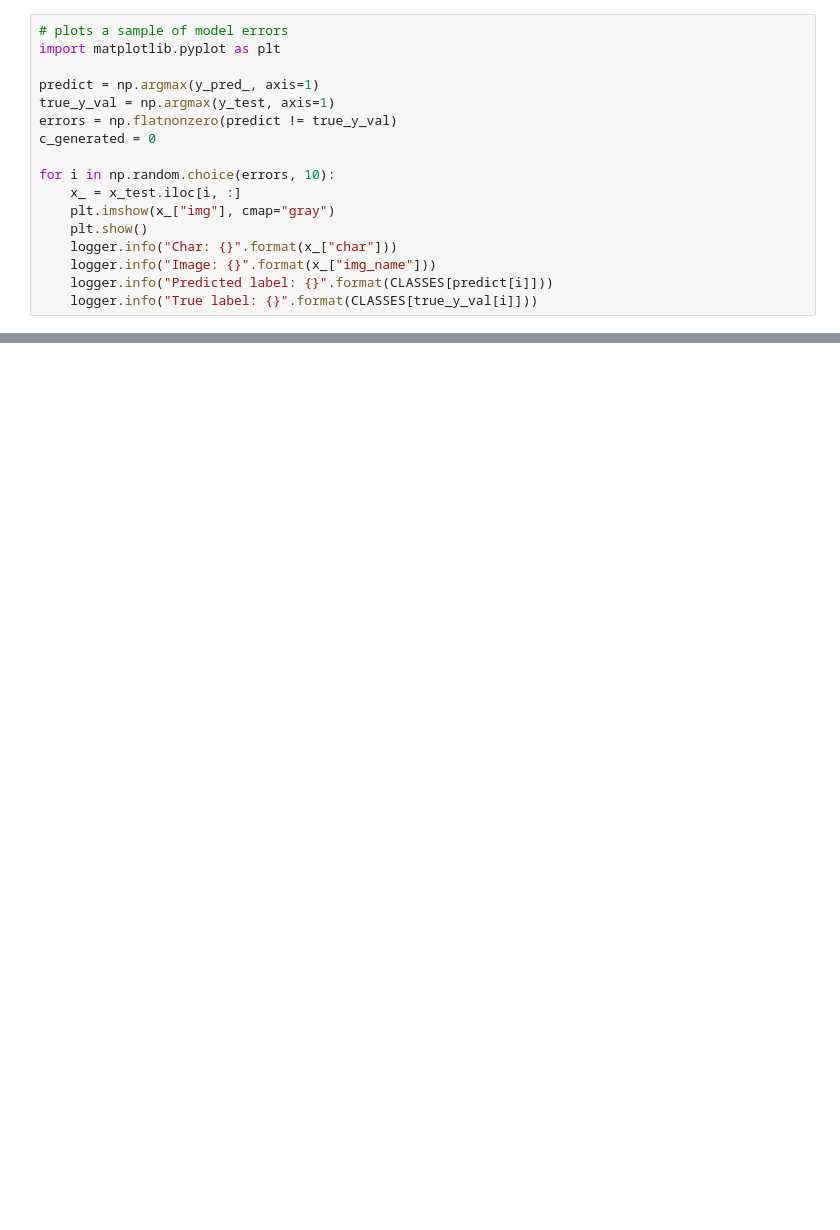
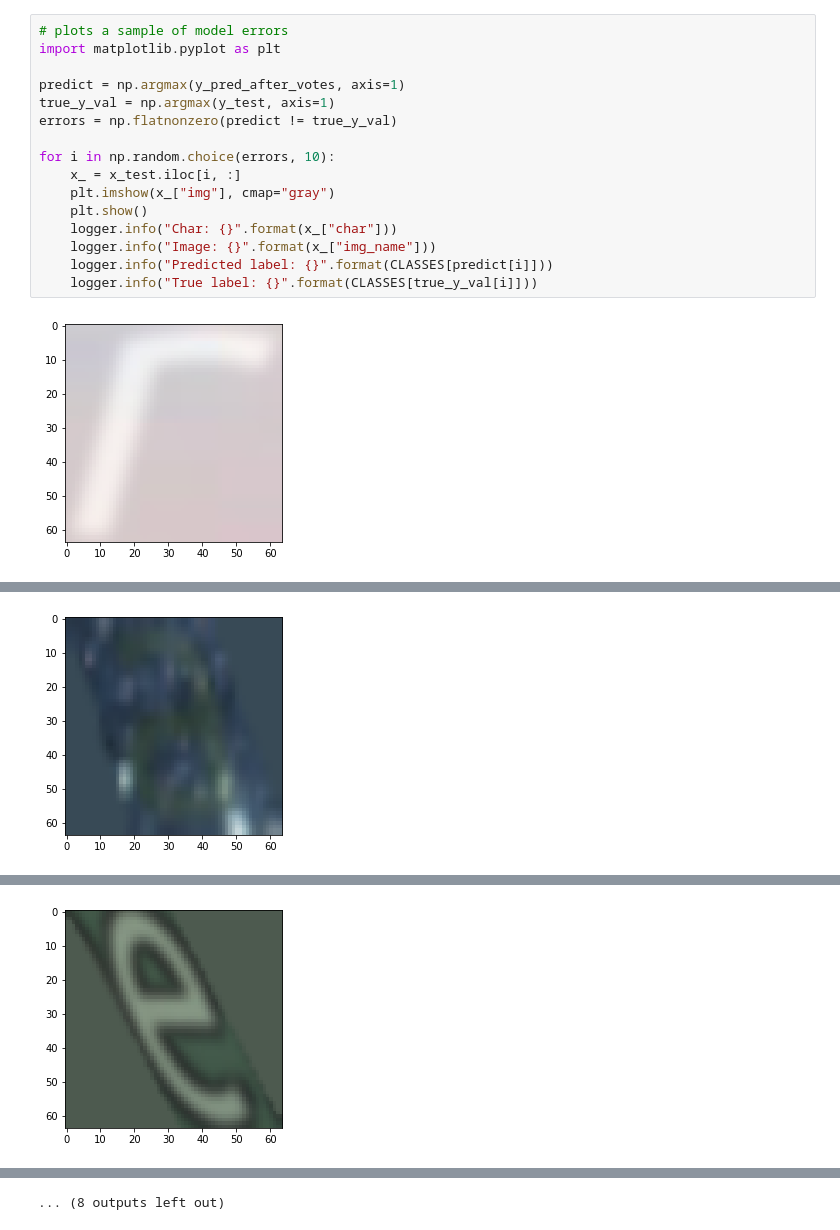
Before and after one commit to yuvalshi0/introduction-to-cv-course, a Jupyter notebook: project.ipynb, the cells around one changed output, grey strips where cells are left out. Cells and saved outputs as stored; diff of their text form; blank space fills up the shorter version.

```diff
--- a/project.ipynb
+++ b/project.ipynb
@@ -171,17 +272,18 @@ y_pred_ = eval_model(history,x_test,y_test, y_pred, CLASSES, save=True)
 # %%
 # plots a sample of model errors
 import matplotlib.pyplot as plt
 
-predict = np.argmax(y_pred_, axis=1)
+predict = np.argmax(y_pred_after_votes, axis=1)
 true_y_val = np.argmax(y_test, axis=1)
 errors = np.flatnonzero(predict != true_y_val)
-c_generated = 0
 
 for i in np.random.choice(errors, 10):
     x_ = x_test.iloc[i, :]
     plt.imshow(x_["img"], cmap="gray")
     plt.show()
     logger.info("Char: {}".format(x_["char"]))
     logger.info("Image: {}".format(x_["img_name"]))
     logger.info("Predicted label: {}".format(CLASSES[predict[i]]))
     logger.info("True label: {}".format(CLASSES[true_y_val[i]]))
+# %% [output]
+[figure, added]
@@ -187,0 +294 @@ for i in np.random.choice(errors, 10):
+[figure, added]
@@ -187,0 +299 @@ for i in np.random.choice(errors, 10):
+[figure, added]
@@ -188 +319,2 @@ for i in np.random.choice(errors, 10):
+... (8 outputs left out)
 # %%
```
Also changed, not shown: parts of 15 cells of this notebook, 7 other files.
